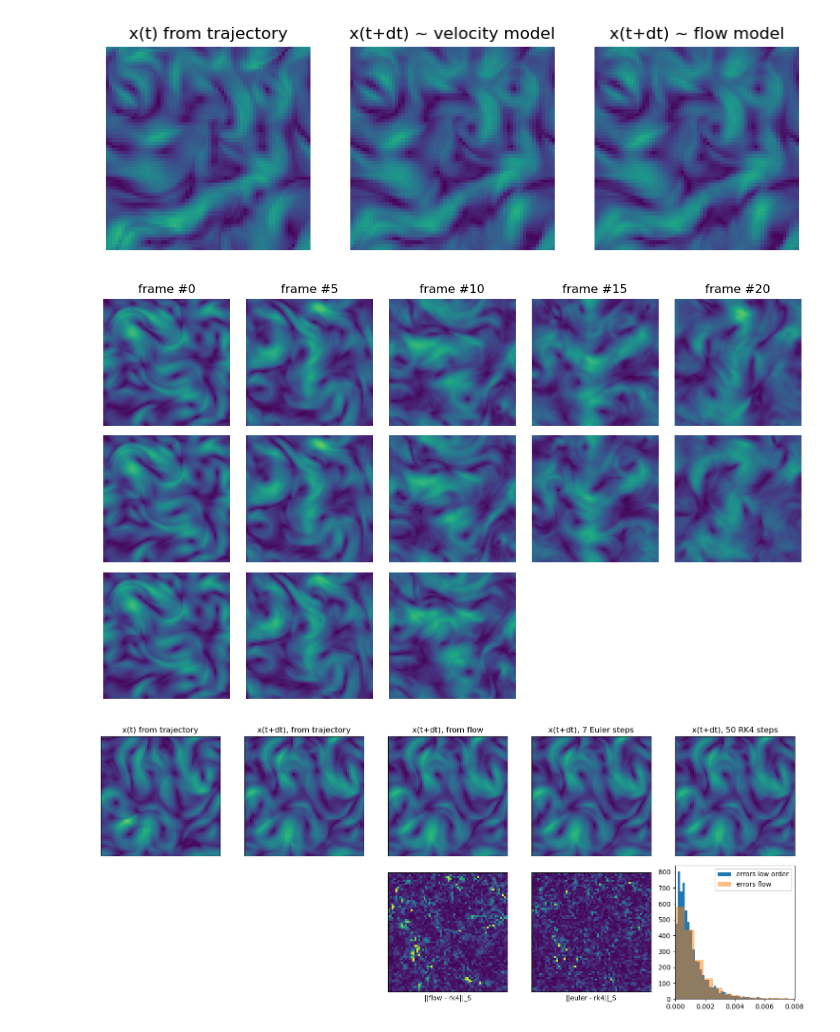
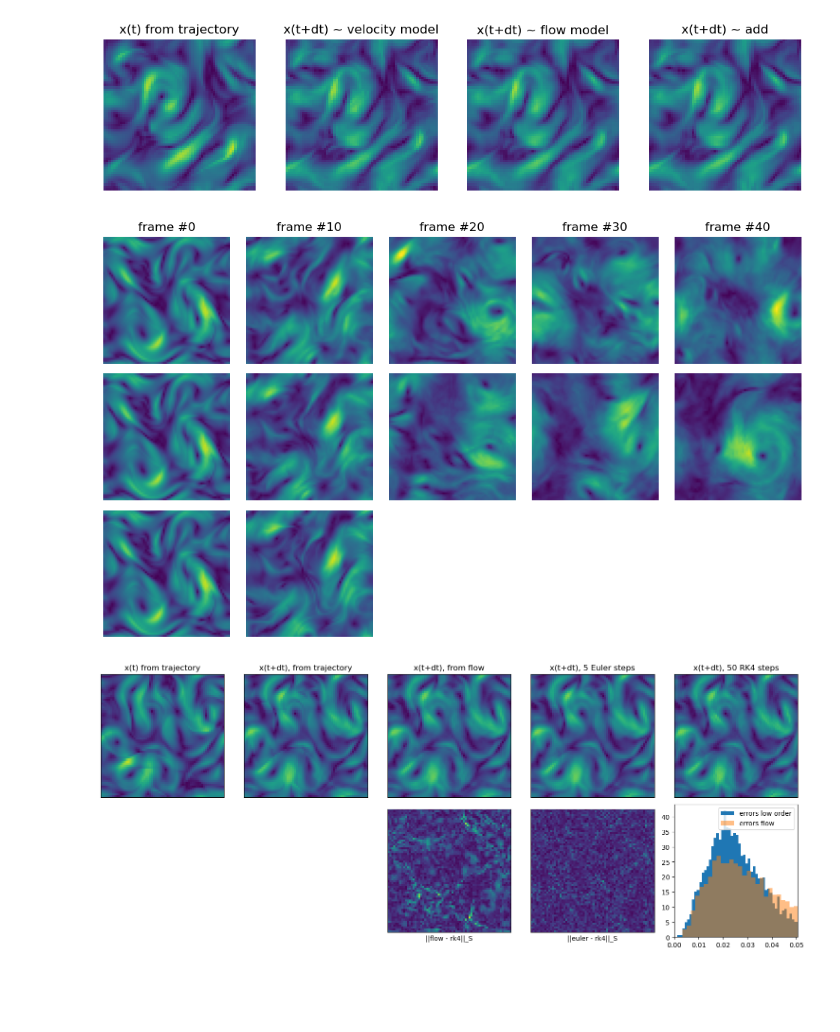
Before and after one commit to graps1/flow-matching-for-time-series, a Jupyter notebook: src/fmfts/experiments/ns2d/visualization.ipynb, the cells around one changed output. Cells and saved outputs as stored; diff of their text form; code cells hidden in the pictures; blank space fills up the shorter version.

Commit message:
implemented ADD, changes to UNet architecture, visualizations...

```diff
--- a/src/fmfts/experiments/ns2d/visualization.ipynb
+++ b/src/fmfts/experiments/ns2d/visualization.ipynb
@@ -4,6 +4,7 @@ import matplotlib.pyplot as plt
 from fmfts.experiments.ns2d.training_parameters import params
 import copy
 from fmfts.experiments.ns2d.models import VelocityModelNS2D, FlowModelNS2D, SingleStepModelNS2D
+from fmfts.utils.models.add import AdversarialDiffusionDistillation
 from fmfts.dataloader.ns2d import DatasetNS2D
 
 torch.set_grad_enabled(False)
@@ -15,27 +16,32 @@ flow = FlowModelNS2D(velocity_model = copy.deepcopy(velocity), **params["flow"][
 flow.load_state_dict(torch.load("trained_models/state_flow.pt", weights_only=True)["model"])
 single_step = SingleStepModelNS2D(velocity_model = copy.deepcopy(velocity), **params["single_step"]["model_kwargs"])
 single_step.load_state_dict(torch.load("trained_models/state_single_step.pt", weights_only=True)["model"])
+add = AdversarialDiffusionDistillation(velocity_model = copy.deepcopy(velocity))
+add.load_state_dict(torch.load("trained_models/state_add.pt", weights_only=True)["model"])
 dataset_test = DatasetNS2D(mode = "test")
 # %%
 # demonstrates how one can predict a single sample
-y = dataset_test.get(3, 0, sequence_len=1)
-x = dataset_test.get(3, 1, sequence_len=1)
+y = dataset_test.get(4, 0, sequence_len=1)
+x = dataset_test.get(4, 1, sequence_len=1)
 x0 = velocity.p0.sample(y.shape).to(y.device)
 x_pred_v = velocity.sample(y, x0=x0, steps=50, method="midpoint")
 x_pred_f = flow.sample(y, x0=x0, steps=1)
+x_pred_add = add(x0, y)
 
 # plotting
-fig, ax = plt.subplots(1, 3, figsize=(3*3, 3))
+fig, ax = plt.subplots(1, 4, figsize=(4*3, 3))
 dataset_test.plot(y, ax[0])
 dataset_test.plot(x_pred_v, ax[1])
 dataset_test.plot(x_pred_f, ax[2])
-for i in range(3): ax[i].axis("off")
+dataset_test.plot(x_pred_add, ax[3])
+for i in range(len(ax)): ax[i].axis("off")
 ax[0].set_title("x(t) from trajectory")
 ax[1].set_title("x(t+dt) ~ velocity model")
 ax[2].set_title("x(t+dt) ~ flow model")
+ax[3].set_title("x(t+dt) ~ add")
 plt.show()
 # %% [output]
-[figure, old version]
+[figure, new version]
 # %%
 # def plot_spectrum(x, ax, label=""):
 #     x_hat = torch.fft.fft2(x)
@@ -68,15 +74,20 @@ plt.show()
 # plt.yscale("log")
 # plt.show()
 # %%
-n_predictions = 25
-y = dataset_test.get(10, 0, sequence_len=15)
+n_predictions = 50
+y = dataset_test.get(17, 0, sequence_len=15)
+y = dataset_test.get(12, 0, sequence_len=15)
 
 xs = torch.empty(n_predictions, 2, *y.shape[1:])
 xs[0,:] = y[0].clone()
 for k in range(n_predictions-1):
-    x0 = flow.p0.sample(xs[k,0,None].shape).to(y.device)
-    xs[k+1,0,None] = flow.sample(xs[k,0,None], x0=x0, steps=1)
-    xs[k+1,1,None] = velocity.sample(xs[k,1,None], x0=x0, steps=5, method="midpoint")
+    x0 = velocity.p0.sample(xs[k,0,None].shape).to(y.device)
+    # xs[k+1,0,None] = velocity.sample(xs[k,0,None], steps=20, method="midpoint")
+    # xs[k+1,0,None] = flow.sample(xs[k,0,None], x0=x0, steps=1)
+    # xs[k+1,0,None] = single_step.sample(xs[k,0,None], x0=x0)
+    xs[k+1,0,None] = add(x0, xs[k,0,None])
+    xs[k+1,1,None] = velocity.sample(xs[k,1,None], x0=x0, steps=10, method="midpoint")
+    # xs[k+1,1,None] = flow.sample(xs[k,1,None], x0=x0, steps=4)
 
 n_plots   = 5
 fig, ax = plt.subplots(3, n_plots, figsize=(n_plots*2, 3*2))
@@ -101,18 +112,23 @@ ax[-1, 0].set_ylabel("true trajectory")
 plt.tight_layout()
 plt.show()
 # %% [output]
-[figure, old version]
+[figure, new version]
 # %%
-n_steps_lo = 7
+n_steps_lo = 5
+n_steps_flow = 1
 
 # demonstrates how one can predict a single sample
 y, x = dataset_test.get(1, 0, sequence_len=2)
 y, x = y.unsqueeze(0), x.unsqueeze(0)
 x0 = flow.p0.sample(y.shape).to("cuda")
-x_pred_f = flow.sample(y, steps=1, x0=x0)
+# x_pred_f = flow.sample(y, steps=n_steps_flow, x0=x0)
+x_pred_f = single_step.sample(y, x0=x0)
+# x_pred_f2 = flow.sample(y, steps=2*n_steps_lo, x0=x0)
+# print( (x_pred_f2 - x_pred_f).pow(2).mean() )
+
 # x_pred_f = single_step.sample(y, x0=x0)
 x_pred_v_lo = flow.v.sample(y, steps= n_steps_lo, x0=x0, method="euler")
-x_pred_v_ho = flow.v.sample(y, steps=         50, x0=x0, method="rk4")
+x_pred_v_ho = flow.v.sample(y, steps=         50, x0=x0, method="midpoint")
 
 fig, ax = plt.subplots(2, 5, figsize=(3*5, 3*2.1))
 dataset_test.plot(y, ax[0,0])
@@ -121,13 +137,13 @@ dataset_test.plot(x_pred_f, ax[0,2])
 dataset_test.plot(x_pred_v_lo, ax[0,3])
 dataset_test.plot(x_pred_v_ho, ax[0,4])
 
-error_flow  = (x_pred_f - x_pred_v_ho).pow(2)
-error_lo    = (x_pred_v_lo - x_pred_v_ho).pow(2)
+error_flow  = (x_pred_f - x_pred_v_ho).abs()
+error_lo    = (x_pred_v_lo - x_pred_v_ho).abs()
 error_flow = error_flow.mean(dim=1)
 error_lo   = error_lo.mean(dim=1)
 
-ax[1,2].imshow( error_flow[0].cpu().numpy(), vmin=0, vmax=0.01 )
-ax[1,3].imshow( error_lo[0].cpu().numpy(), vmin=0, vmax=0.01)
+ax[1,2].imshow( error_flow[0].cpu().numpy(), vmin=0, vmax=0.2 )
+ax[1,3].imshow( error_lo[0].cpu().numpy(), vmin=0, vmax=0.2 )
 ax[1,4].hist( error_lo.flatten().cpu().numpy(),   bins=100, alpha=1.0, label="errors low order", density=True )
 ax[1,4].hist( error_flow.flatten().cpu().numpy(), bins=100, alpha=0.5, label="errors flow",      density=True )
 ax[1,4].legend()
@@ -153,4 +169,4 @@ ax[1,3].set_xlabel("||euler - rk4||_S")
 plt.tight_layout()
 plt.show()
 # %% [output]
-[figure, old version]
+[figure, new version]
```
Also changed, not shown: 14 other files.
